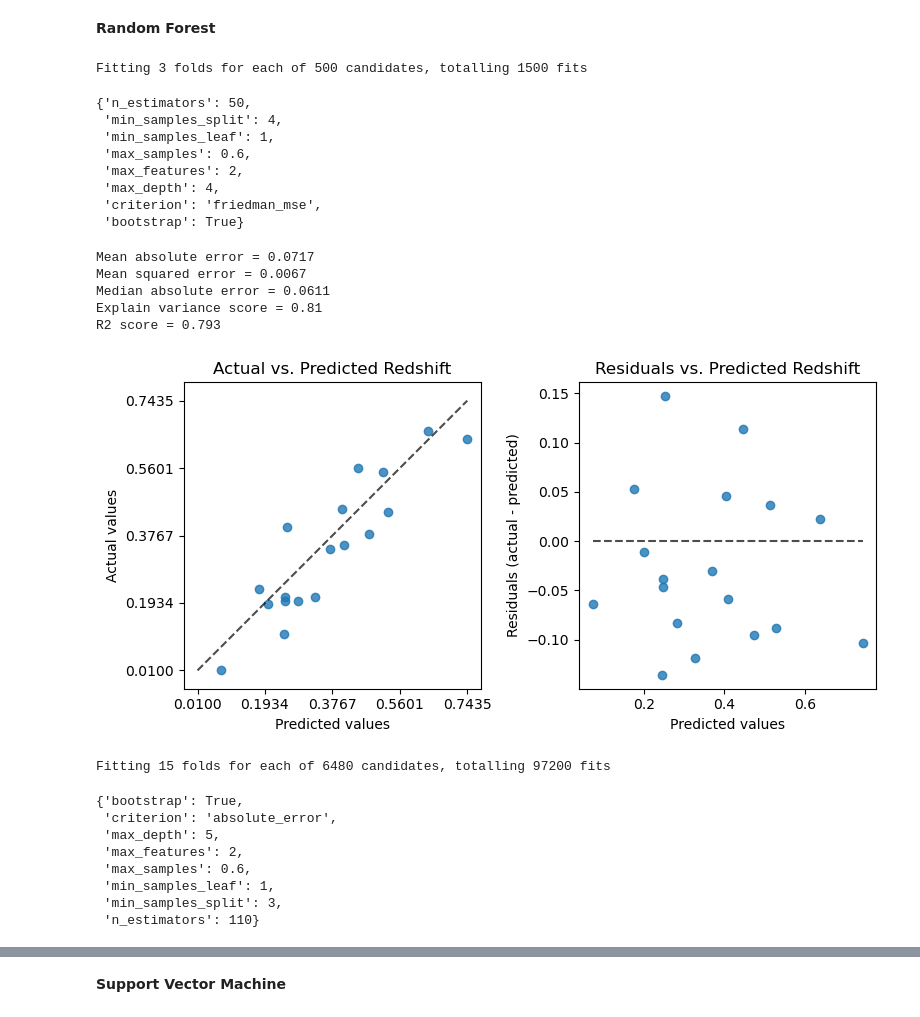
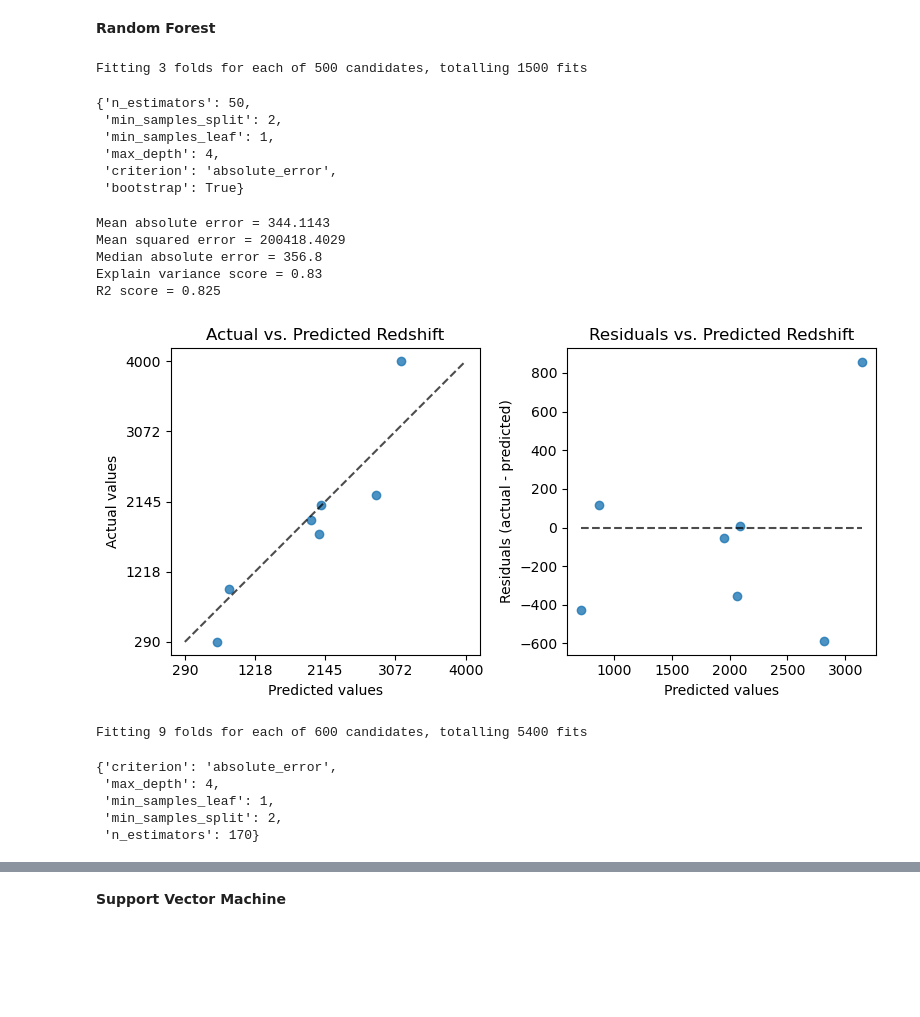
Before and after one commit to AndrewValentini/Gravitational-Waves-Research-23-24, a Jupyter notebook: Data Analysis/Redshift.ipynb, the cells around one changed output, grey strips where cells are left out. Cells and saved outputs as stored; diff of their text form; code cells hidden in the pictures; blank space fills up the shorter version.

Commit message:
ld prediction

```diff
--- a/Data Analysis/Redshift.ipynb
+++ b/Data Analysis/Redshift.ipynb
@@ -230,7 +136,7 @@ for low, high, ri, li in zip(bin_lows, bin_highs, [0, 0, 0, 1, 1, 1], [0, 1, 2,
 # %% [markdown]
 <h1>Pre-processing
 # %%
-train, test, y_train, y_test = train_test_split(confident, confident['redshift'], test_size=0.20, random_state=13)
+train, test, y_train, y_test = train_test_split(confident[confident["group"] == 3], confident[confident["group"] == 3]['luminosity_distance'], test_size=0.20, random_state=13)
 # %%
 model1 = RandomForestRegressor(random_state=13)
 
@@ -406,42 +311,47 @@ RSME 0.1341
 # %% [markdown]
 <h1>Hyper-parameter Tuning
+# %%
+X_scaler = MinMaxScaler()
+y_scaler = MinMaxScaler()
+
+train_X_norm = X_scaler.fit_transform(train[["snr", "total_mass"]])
+train_y_norm = y_scaler.fit_transform(np.array(y_train).reshape(-1, 1))
+
+test_X_norm = X_scaler.transform(test[["snr", "total_mass"]])
+test_y_norm = y_scaler.transform(np.array(y_test).reshape(-1, 1))
 # %% [markdown]
 <b>Random Forest
 # %%
 random_grid = {
-    'max_features':[1, 2],
-    'max_depth': np.arange(2,9,1),
-    'n_estimators':np.arange(50,200,15),
+    'max_depth': np.arange(2,5,1),
+    'n_estimators':np.arange(50,300,10),
     'min_samples_leaf': np.arange(1,6,1),
     'min_samples_split': np.arange(2,10,1),
-    'criterion': ['squared_error', 'absolute_error', 'friedman_mse', 'poisson'],
-    'bootstrap': [True],
-    'max_samples': np.arange(0.1,1,0.1),
+    'criterion': ['squared_error', 'absolute_error', 'friedman_mse'],
+    'bootstrap': [True]
 }
 
 rf = RandomForestRegressor(random_state=13)
 
 random_search = RandomizedSearchCV(estimator=rf, param_distributions=random_grid, n_iter=500, cv=3, verbose=2, n_jobs=-1, random_state=13)
 
-random_search.fit(train[["snr", "total_mass"]], y_train)
+random_search.fit(train_X_norm, train_y_norm)
 
 random_search.best_params_
 # %% [output]
 Fitting 3 folds for each of 500 candidates, totalling 1500 fits
 {'n_estimators': 50,
- 'min_samples_split': 4,
+ 'min_samples_split': 2,
  'min_samples_leaf': 1,
- 'max_samples': 0.6,
- 'max_features': 2,
  'max_depth': 4,
- 'criterion': 'friedman_mse',
+ 'criterion': 'absolute_error',
  'bootstrap': True}
 # %%
 model3 = random_search.best_estimator_
 
-model3.fit(train[["snr", "total_mass"]], y_train)
+model3.fit(train_X_norm, train_y_norm)
 
-y_pred = model3.predict(test[["snr", "total_mass"]])
+y_pred = y_scaler.inverse_transform(model3.predict(test_X_norm).reshape(-1, 1))
 
 print("Mean absolute error =", round(sm.mean_absolute_error(y_test, y_pred), 4))
 print("Mean squared error =", round(sm.mean_squared_error(y_test, y_pred), 4))
@@ -449,44 +359,38 @@ print("Median absolute error =", round(sm.median_absolute_error(y_test, y_pred),
 print("Explain variance score =", round(sm.explained_variance_score(y_test, y_pred), 2))
 print("R2 score =", round(sm.r2_score(y_test, y_pred), 3))
 # %% [output]
-Mean absolute error = 0.0717
-Mean squared error = 0.0067
-Median absolute error = 0.0611
-Explain variance score = 0.81
-R2 score = 0.793
+Mean absolute error = 344.1143
+Mean squared error = 200418.4029
+Median absolute error = 356.8
+Explain variance score = 0.83
+R2 score = 0.825
 # %%
-display_prediction_error(y_test=y_test, y_pred=y_pred)
+display_prediction_error(y_test=y_test, y_pred=y_pred.reshape(-1))
 # %% [output]
-[figure, old version]
+[figure, new version]
 # %%
 search_grid = {
-    'max_features':[1, 2],
-    'max_depth': [3, 4, 5],
-    'n_estimators': np.arange(50,200,15),
-    'min_samples_leaf': [1, 2, 3],
-    'min_samples_split': [2, 3, 4, 5],
-    'criterion': ['squared_error', 'absolute_error', 'friedman_mse'],
-    'bootstrap': [True],
-    'max_samples': [0.5, 0.6, 0.7],
+    'max_depth': [3, 4],
+    'n_estimators': np.arange(50,300,10),
+    'min_samples_leaf': [1, 2],
+    'min_samples_split': [2, 3],
+    'criterion': ['squared_error', 'absolute_error', 'friedman_mse']
 }
 
 rf = RandomForestRegressor(random_state=13)
 
-grid_search = GridSearchCV(estimator=rf, param_grid=search_grid, cv=RepeatedKFold(n_splits=3, n_repeats=5, random_state=13), verbose=2, n_jobs=-1)
+grid_search = GridSearchCV(estimator=rf, param_grid=search_grid, cv=RepeatedKFold(n_splits=3, n_repeats=3, random_state=13), verbose=2, n_jobs=-1)
 
 grid_search.fit(train[["snr", "total_mass"]], y_train)
 
 grid_search.best_params_
 # %% [output]
-Fitting 15 folds for each of 6480 candidates, totalling 97200 fits
+Fitting 9 folds for each of 600 candidates, totalling 5400 fits
-{'bootstrap': True,
- 'criterion': 'absolute_error',
- 'max_depth': 5,
- 'max_features': 2,
- 'max_samples': 0.6,
+{'criterion': 'absolute_error',
+ 'max_depth': 4,
  'min_samples_leaf': 1,
- 'min_samples_split': 3,
- 'n_estimators': 110}
+ 'min_samples_split': 2,
+ 'n_estimators': 170}
 # %%
 model4 = grid_search.best_estimator_
 
```
Also changed, not shown: parts of 43 cells of this notebook, 1 other file.
